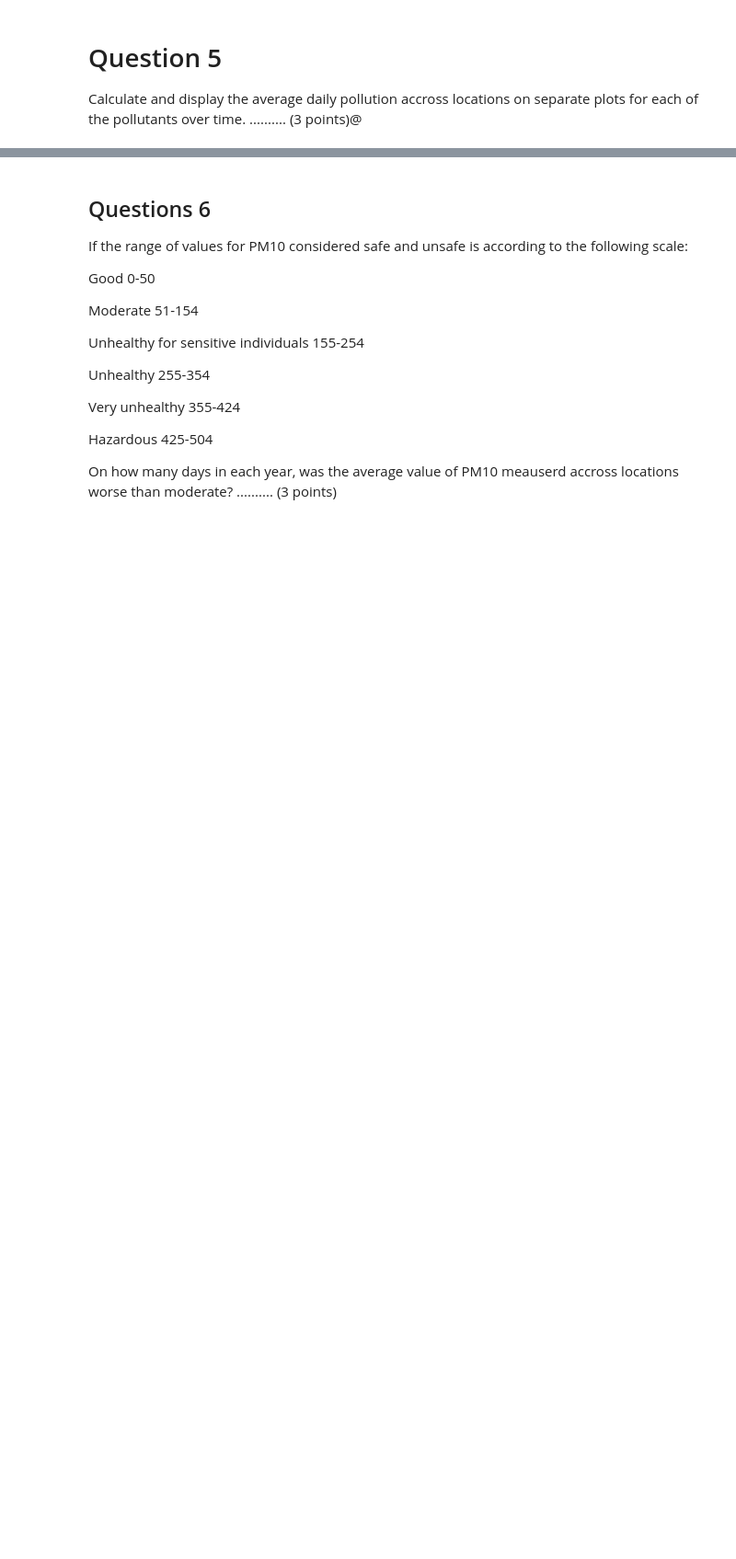
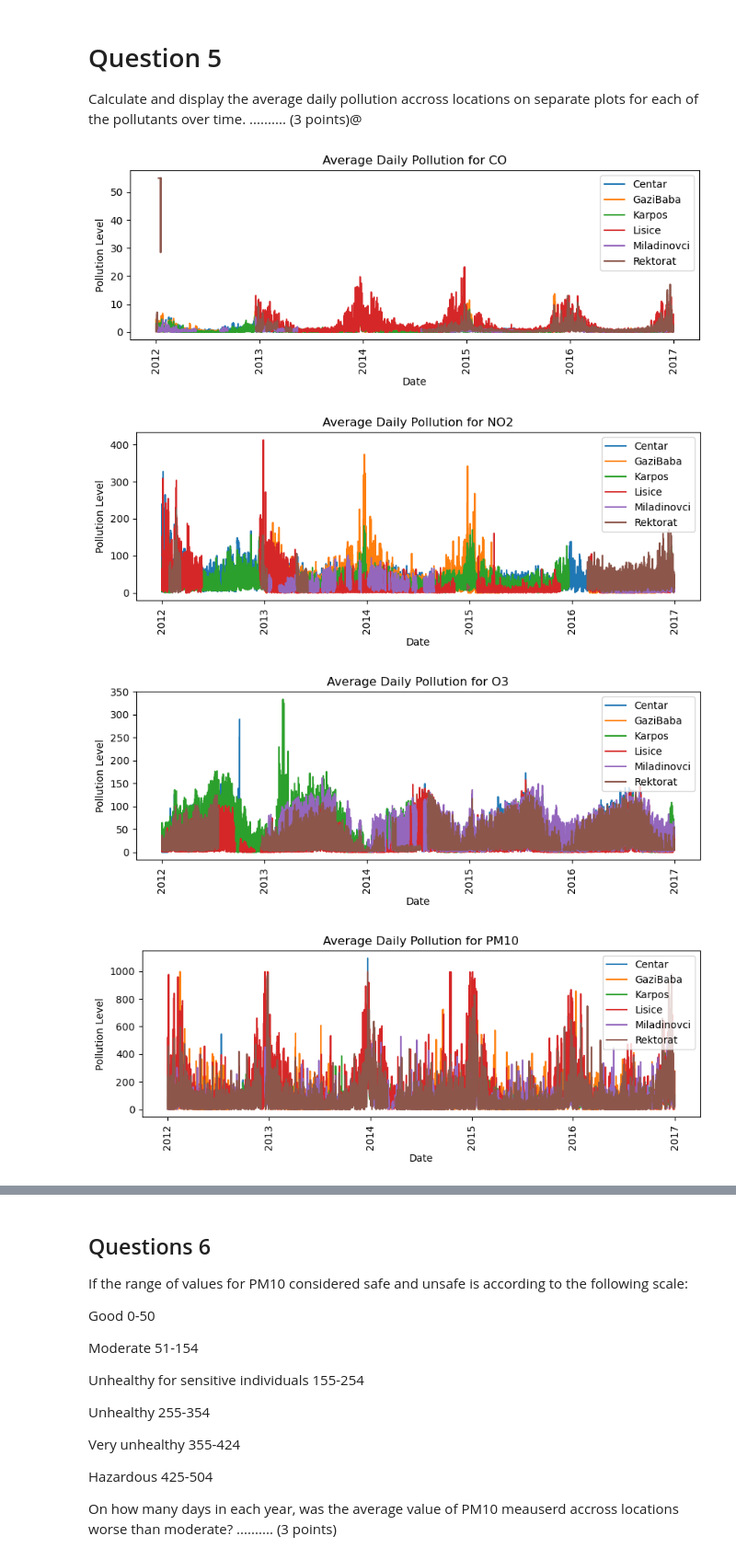
Before and after one commit to zdravozdravo/air-pollution-repo, a Jupyter notebook: 03 Air Pollution.ipynb, the cells around one changed output, grey strips where cells are left out. Shown at 92% size. Cells and saved outputs as stored; diff of their text form; code cells hidden in the pictures; blank space fills up the shorter version.

```diff
--- a/03 Air Pollution.ipynb
+++ b/03 Air Pollution.ipynb
@@ -379,3 +379,26 @@ for location in location_list:
 Calculate and display the average daily pollution accross locations on separate plots for each of the pollutants over time. .......... (3 points)@
 # %%
 # Solution
+
+average_pollution = df.groupby(['date', 'pollutant_type']).mean().reset_index()
+pollutants = df['pollutant_type'].unique()
+location_list = [ loc for loc in df.columns[:6]]
+
+for pollutant in pollutants:
+    plt.figure(figsize=(10, 3))
+    for location in location_list:
+        pollutant_data = df[df['pollutant_type'] == pollutant][['datetime', location]]
+        pollutant_data = pollutant_data.groupby('datetime').mean().reset_index()
+        plt.plot(pollutant_data['datetime'], pollutant_data[location], label=location)
+
+    plt.title(f'Average Daily Pollution for {pollutant}')
+    plt.xlabel('Date')
+    plt.ylabel('Pollution Level')
+    plt.xticks(rotation=90)
+    plt.legend(loc='upper right')
+    plt.show()
+# %% [output]
+[figure, added]
+[figure, added]
+[figure, added]
+[figure, added]
```
Also changed, not shown: parts of 4 cells of this notebook.
